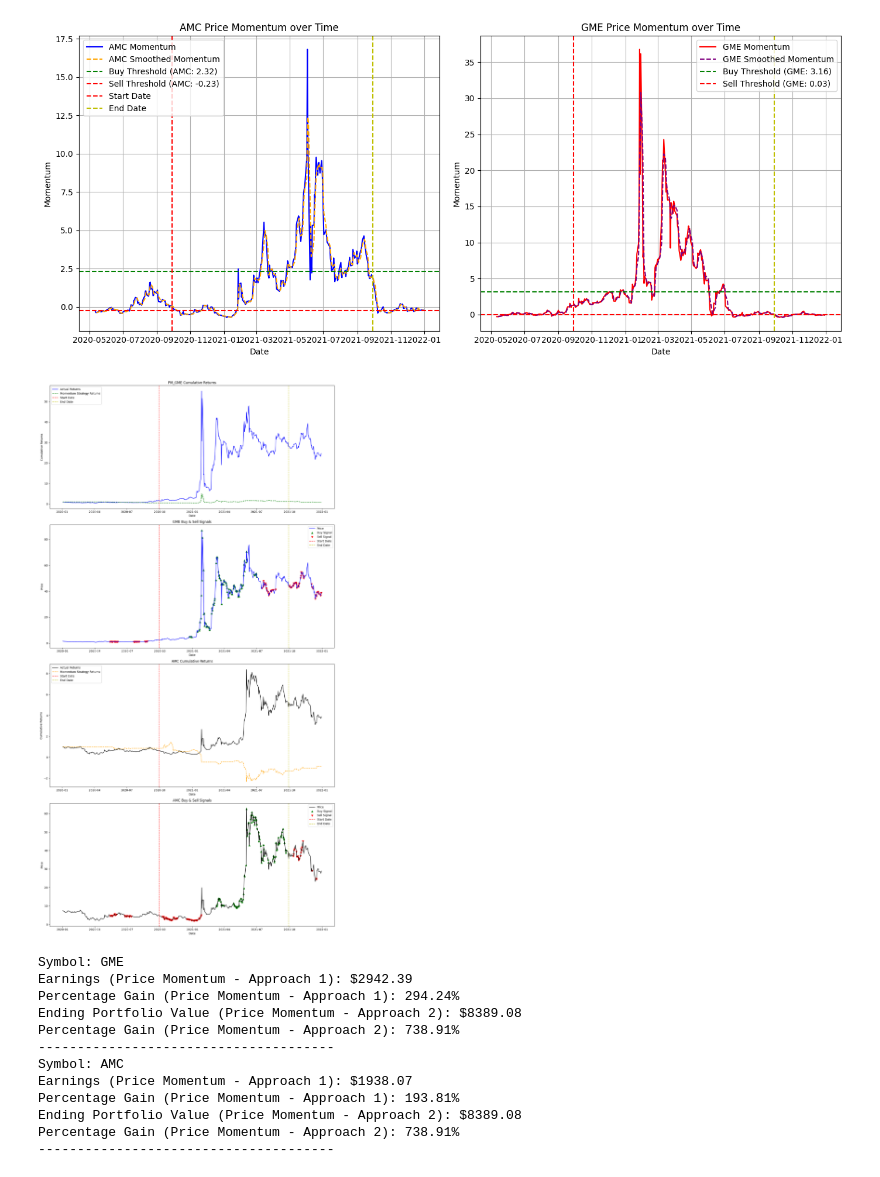
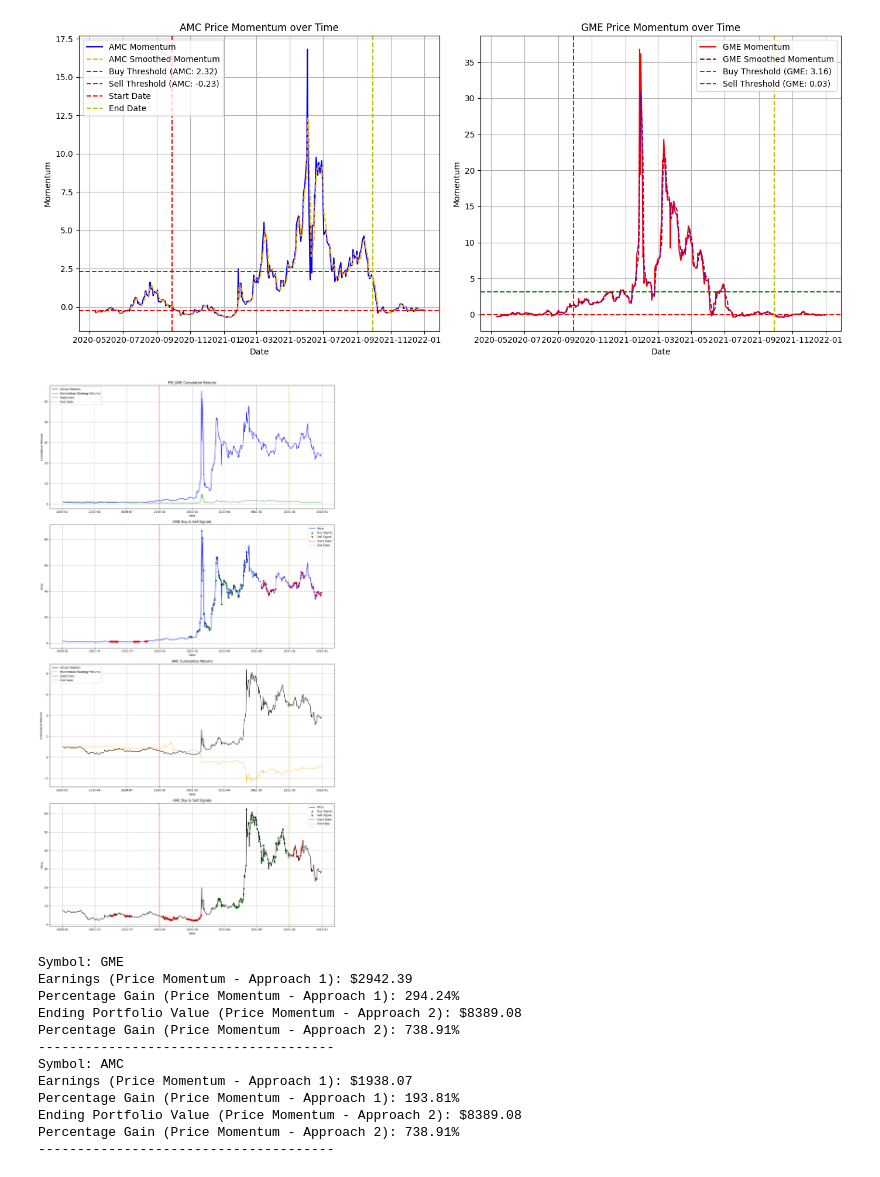
Before and after one commit to AmiraliLalehpour/MMAI-823-Final-Project, a Jupyter notebook: Amir/temp.ipynb, the cells around one changed output. Drawn from its saved outputs; the diff is of its cells as text; code cells hidden in the pictures.

```diff
--- a/Amir/temp.ipynb
+++ b/Amir/temp.ipynb
@@ -344,6 +335,7 @@ plt.axvline(pd.Timestamp(sent_endDate), color='y', linestyle='--', label='End Da
 plt.title('PM_GME Cumulative Returns')
 plt.xlabel('Date')
 plt.ylabel('Cumulative Returns')
+plt.grid(True)
 plt.legend()
 
 # Buy and Sell signals for GME
@@ -356,35 +348,38 @@ plt.axvline(pd.Timestamp(sent_endDate), color='y', linestyle='--', label='End Da
 plt.title('GME Buy & Sell Signals')
 plt.xlabel('Date')
 plt.ylabel('Price')
+plt.grid(True)
 plt.legend()
 
 # Plot for AMC
 plt.subplot(4, 1, 3)
 plt.plot(df['Cumulative_Return_AMC'], label='Actual Returns', color='black')
 plt.plot(df['PM_Cumulative_Strategy_Returns', 'AMC'], label='Momentum Strategy Returns', color='orange', linestyle='--')
 plt.axvline(pd.Timestamp(sent_startDate), color='r', linestyle='--', label='Start Date')
 plt.axvline(pd.Timestamp(sent_endDate), color='y', linestyle='--', label='End Date')
 plt.title('AMC Cumulative Returns')
 plt.xlabel('Date')
 plt.ylabel('Cumulative Returns')
+plt.grid(True)
 plt.legend()
 
 # Buy and Sell signals for AMC
 plt.subplot(4, 1, 4)
 plt.plot(df['Close', 'AMC'], label='Price', color='black')
 plt.scatter(df[df['PM_Signal', 'AMC'] == 1].index, df['Close', 'AMC'][df['PM_Signal', 'AMC'] == 1], marker='^', color='g', label='Buy Signal', alpha=1)
 plt.scatter(df[df['PM_Signal', 'AMC'] == -1].index, df['Close', 'AMC'][df['PM_Signal', 'AMC'] == -1], marker='v', color='r', label='Sell Signal', alpha=1)
 plt.axvline(pd.Timestamp(sent_startDate), color='r', linestyle='--', label='Start Date')
 plt.axvline(pd.Timestamp(sent_endDate), color='y', linestyle='--', label='End Date')
 plt.title('AMC Buy & Sell Signals')
 plt.xlabel('Date')
 plt.ylabel('Price')
+plt.grid(True)
 plt.legend()
 
 plt.tight_layout()
 plt.show()
 # %% [output]
-[figure, old version]
+[figure, new version]
 # %%
 import datetime
 
```
Also changed, not shown: parts of 9 cells of this notebook.
